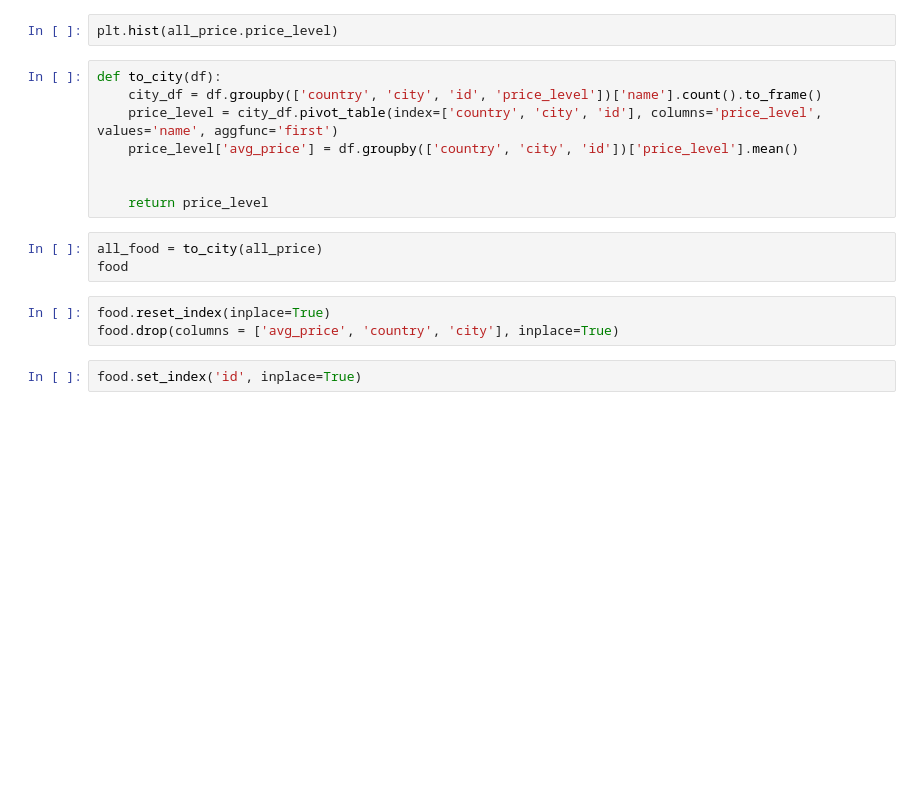
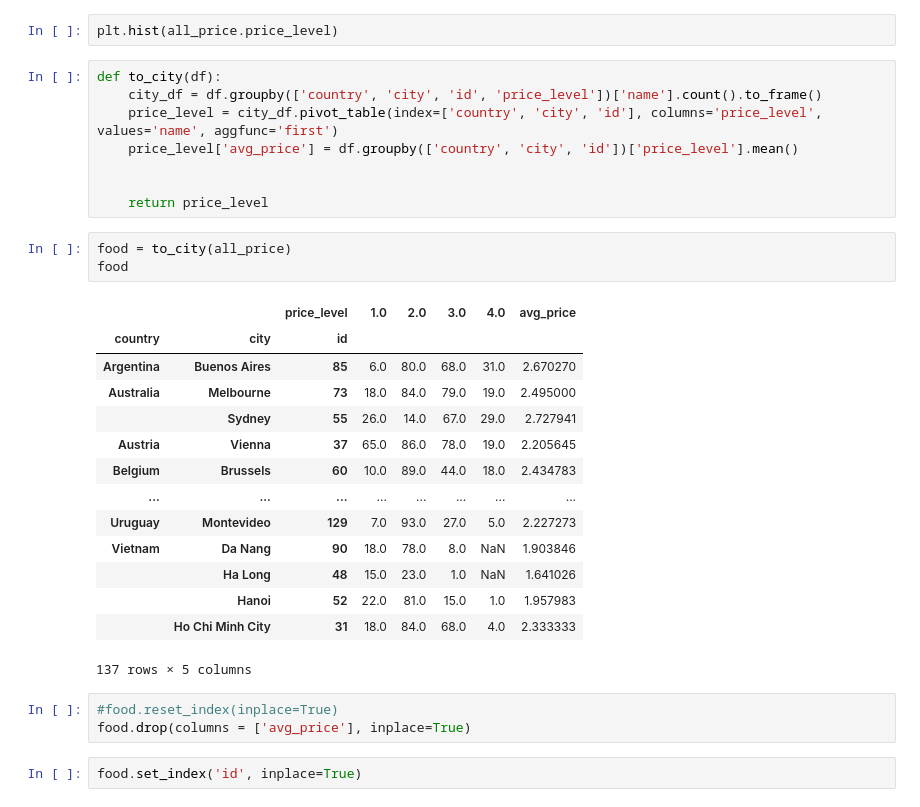
Before and after one commit to Maddienis/travel_app_sm, a Jupyter notebook: notebooks/restaurants_db.ipynb, the cells around one changed output. Cells and saved outputs as stored; diff of their text form; blank space fills up the shorter version.

```diff
--- a/notebooks/restaurants_db.ipynb
+++ b/notebooks/restaurants_db.ipynb
@@ -86,11 +154,26 @@ def to_city(df):
 
     return price_level
 # %%
-all_food = to_city(all_price)
+food = to_city(all_price)
 food
+# %% [output]
+|  |  | price_level | 1.0 | 2.0 | 3.0 | 4.0 | avg_price |
+| country | city | id |  |  |  |  |  |
+| Argentina | Buenos Aires | 85 | 6.0 | 80.0 | 68.0 | 31.0 | 2.670270 |
+| Australia | Melbourne | 73 | 18.0 | 84.0 | 79.0 | 19.0 | 2.495000 |
+|  | Sydney | 55 | 26.0 | 14.0 | 67.0 | 29.0 | 2.727941 |
+| Austria | Vienna | 37 | 65.0 | 86.0 | 78.0 | 19.0 | 2.205645 |
+| Belgium | Brussels | 60 | 10.0 | 89.0 | 44.0 | 18.0 | 2.434783 |
+| ... | ... | ... | ... | ... | ... | ... | ... |
+| Uruguay | Montevideo | 129 | 7.0 | 93.0 | 27.0 | 5.0 | 2.227273 |
+| Vietnam | Da Nang | 90 | 18.0 | 78.0 | 8.0 | NaN | 1.903846 |
+|  | Ha Long | 48 | 15.0 | 23.0 | 1.0 | NaN | 1.641026 |
+|  | Hanoi | 52 | 22.0 | 81.0 | 15.0 | 1.0 | 1.957983 |
+|  | Ho Chi Minh City | 31 | 18.0 | 84.0 | 68.0 | 4.0 | 2.333333 |
+137 rows × 5 columns
 # %%
-food.reset_index(inplace=True)
-food.drop(columns = ['avg_price', 'country', 'city'], inplace=True)
+#food.reset_index(inplace=True)
+food.drop(columns = ['avg_price'], inplace=True)
 # %%
 food.set_index('id', inplace=True)
 # %%
```
Also changed, not shown: parts of 17 cells of this notebook, 2 other files.
